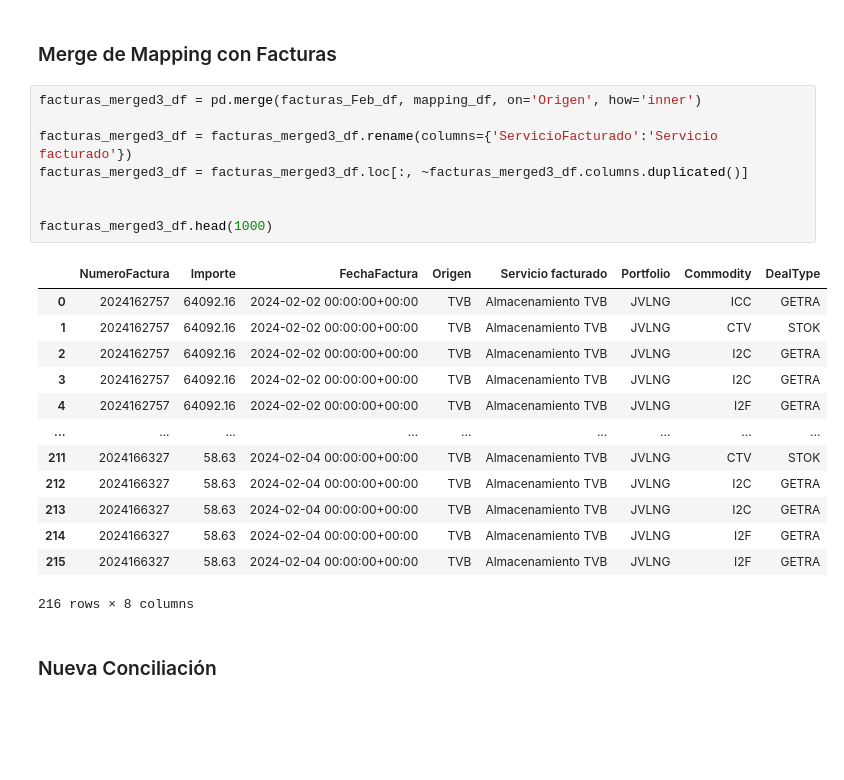
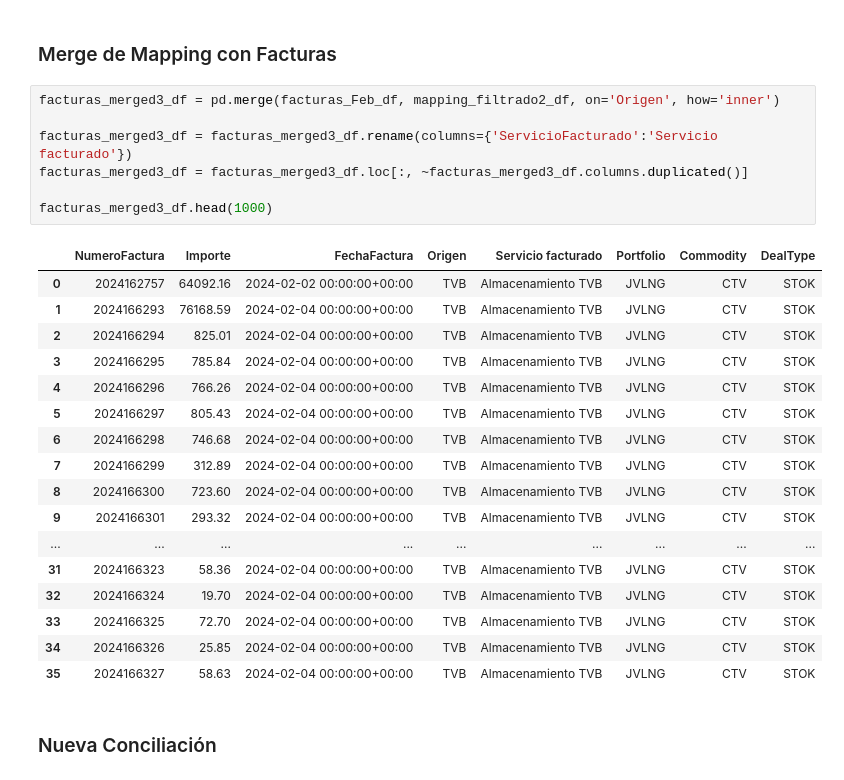
Before and after one commit to kikekzm/Data-Projects, a Jupyter notebook: ENGIE-Caso/Caso-Engie-Tips.ipynb, the cells around one changed output. Drawn from its saved outputs; the diff is of its cells as text; blank space fills up the shorter version.

```diff
--- a/ENGIE-Caso/Caso-Engie-Tips.ipynb
+++ b/ENGIE-Caso/Caso-Engie-Tips.ipynb
@@ -744,27 +742,30 @@ CTV_new_merged_df.head(100)
 # %% [markdown]
  ### Merge de Mapping con Facturas
 # %%
-facturas_merged3_df = pd.merge(facturas_Feb_df, mapping_df, on='Origen', how='inner')
+facturas_merged3_df = pd.merge(facturas_Feb_df, mapping_filtrado2_df, on='Origen', how='inner')
 
 facturas_merged3_df = facturas_merged3_df.rename(columns={'ServicioFacturado':'Servicio facturado'})
 facturas_merged3_df = facturas_merged3_df.loc[:, ~facturas_merged3_df.columns.duplicated()]
 
-
 facturas_merged3_df.head(1000)
 # %% [output]
 |  | NumeroFactura | Importe | FechaFactura | Origen | Servicio facturado | Portfolio | Commodity | DealType |
-| 0 | 2024162757 | 64092.16 | 2024-02-02 00:00:00+00:00 | TVB | Almacenamiento TVB | JVLNG | ICC | GETRA |
-| 1 | 2024162757 | 64092.16 | 2024-02-02 00:00:00+00:00 | TVB | Almacenamiento TVB | JVLNG | CTV | STOK |
-| 2 | 2024162757 | 64092.16 | 2024-02-02 00:00:00+00:00 | TVB | Almacenamiento TVB | JVLNG | I2C | GETRA |
-| 3 | 2024162757 | 64092.16 | 2024-02-02 00:00:00+00:00 | TVB | Almacenamiento TVB | JVLNG | I2C | GETRA |
-| 4 | 2024162757 | 64092.16 | 2024-02-02 00:00:00+00:00 | TVB | Almacenamiento TVB | JVLNG | I2F | GETRA |
+| 0 | 2024162757 | 64092.16 | 2024-02-02 00:00:00+00:00 | TVB | Almacenamiento TVB | JVLNG | CTV | STOK |
+| 1 | 2024166293 | 76168.59 | 2024-02-04 00:00:00+00:00 | TVB | Almacenamiento TVB | JVLNG | CTV | STOK |
+| 2 | 2024166294 | 825.01 | 2024-02-04 00:00:00+00:00 | TVB | Almacenamiento TVB | JVLNG | CTV | STOK |
+| 3 | 2024166295 | 785.84 | 2024-02-04 00:00:00+00:00 | TVB | Almacenamiento TVB | JVLNG | CTV | STOK |
+| 4 | 2024166296 | 766.26 | 2024-02-04 00:00:00+00:00 | TVB | Almacenamiento TVB | JVLNG | CTV | STOK |
+| 5 | 2024166297 | 805.43 | 2024-02-04 00:00:00+00:00 | TVB | Almacenamiento TVB | JVLNG | CTV | STOK |
+| 6 | 2024166298 | 746.68 | 2024-02-04 00:00:00+00:00 | TVB | Almacenamiento TVB | JVLNG | CTV | STOK |
+| 7 | 2024166299 | 312.89 | 2024-02-04 00:00:00+00:00 | TVB | Almacenamiento TVB | JVLNG | CTV | STOK |
+| 8 | 2024166300 | 723.60 | 2024-02-04 00:00:00+00:00 | TVB | Almacenamiento TVB | JVLNG | CTV | STOK |
+| 9 | 2024166301 | 293.32 | 2024-02-04 00:00:00+00:00 | TVB | Almacenamiento TVB | JVLNG | CTV | STOK |
 | ... | ... | ... | ... | ... | ... | ... | ... | ... |
-| 211 | 2024166327 | 58.63 | 2024-02-04 00:00:00+00:00 | TVB | Almacenamiento TVB | JVLNG | CTV | STOK |
-| 212 | 2024166327 | 58.63 | 2024-02-04 00:00:00+00:00 | TVB | Almacenamiento TVB | JVLNG | I2C | GETRA |
-| 213 | 2024166327 | 58.63 | 2024-02-04 00:00:00+00:00 | TVB | Almacenamiento TVB | JVLNG | I2C | GETRA |
-| 214 | 2024166327 | 58.63 | 2024-02-04 00:00:00+00:00 | TVB | Almacenamiento TVB | JVLNG | I2F | GETRA |
-| 215 | 2024166327 | 58.63 | 2024-02-04 00:00:00+00:00 | TVB | Almacenamiento TVB | JVLNG | I2F | GETRA |
+| 31 | 2024166323 | 58.36 | 2024-02-04 00:00:00+00:00 | TVB | Almacenamiento TVB | JVLNG | CTV | STOK |
+| 32 | 2024166324 | 19.70 | 2024-02-04 00:00:00+00:00 | TVB | Almacenamiento TVB | JVLNG | CTV | STOK |
+| 33 | 2024166325 | 72.70 | 2024-02-04 00:00:00+00:00 | TVB | Almacenamiento TVB | JVLNG | CTV | STOK |
+| 34 | 2024166326 | 25.85 | 2024-02-04 00:00:00+00:00 | TVB | Almacenamiento TVB | JVLNG | CTV | STOK |
+| 35 | 2024166327 | 58.63 | 2024-02-04 00:00:00+00:00 | TVB | Almacenamiento TVB | JVLNG | CTV | STOK |
-216 rows × 8 columns
 # %% [markdown]
 ### Nueva Conciliación
 # %% [markdown]
```
Also changed, not shown: parts of 9 cells of this notebook.
